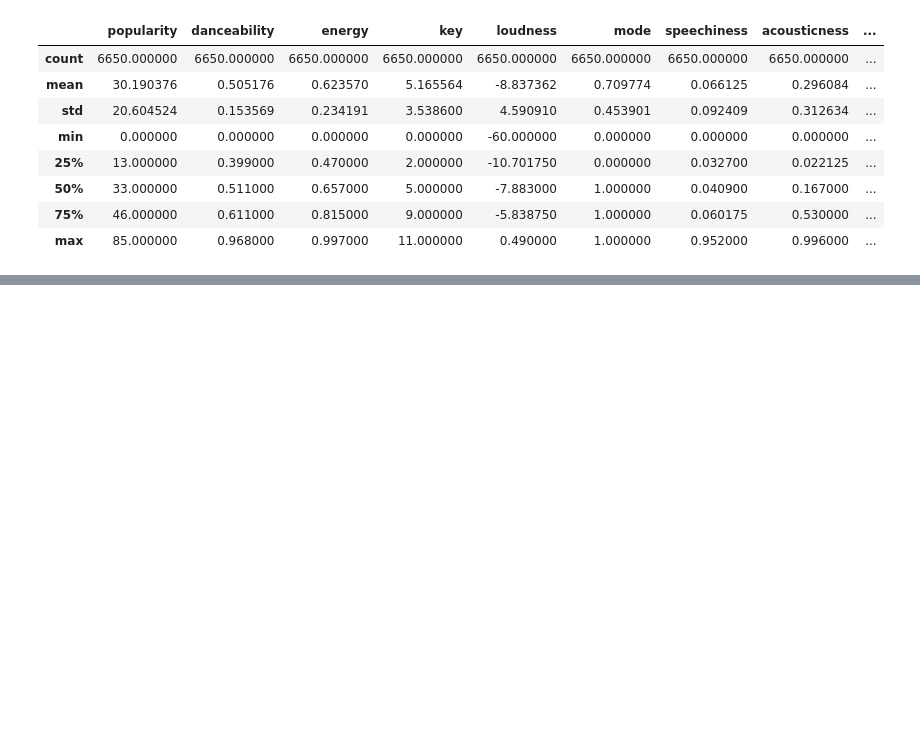
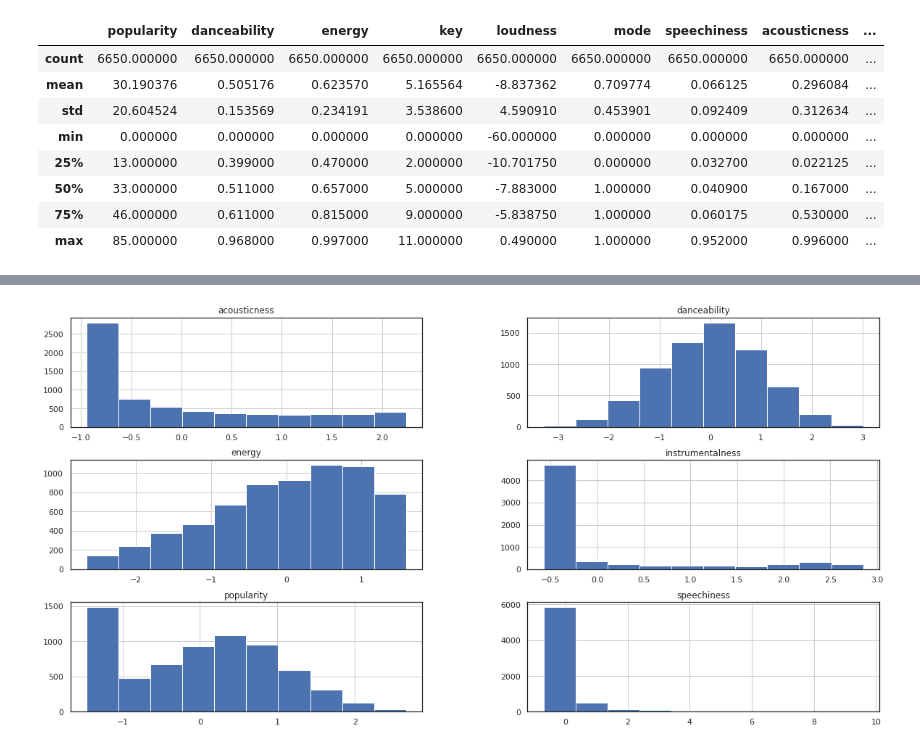
Before and after one commit to honggyu420/spotify-song-clustering, a Jupyter notebook: analysis.ipynb, the cells around one changed output, grey strips where cells are left out. Cells and saved outputs as stored; diff of their text form; code cells hidden in the pictures; blank space fills up the shorter version.

Commit message:
analysis: first attempt at clustering

```diff
--- a/analysis.ipynb
+++ b/analysis.ipynb
@@ -254,0 +53,13 @@ joined_df.to_csv('data/songs_with_features.csv')
+# %%
+df_recent = joined_df
+cluster_features = ['acousticness', 'danceability', 'instrumentalness', 'energy', 'speechiness', 'popularity']
+df_cluster = df_recent[cluster_features]
+X = np.array(df_cluster)
+scaler = StandardScaler()
+scaler.fit(X)
+X = scaler.transform(X)
+# %%
+pd.DataFrame(data=X, columns=cluster_features).hist(figsize=(20,10))
+plt.show()
+# %% [output]
+[figure, added]
```
Also changed, not shown: parts of 29 cells of this notebook, 1 other file.
